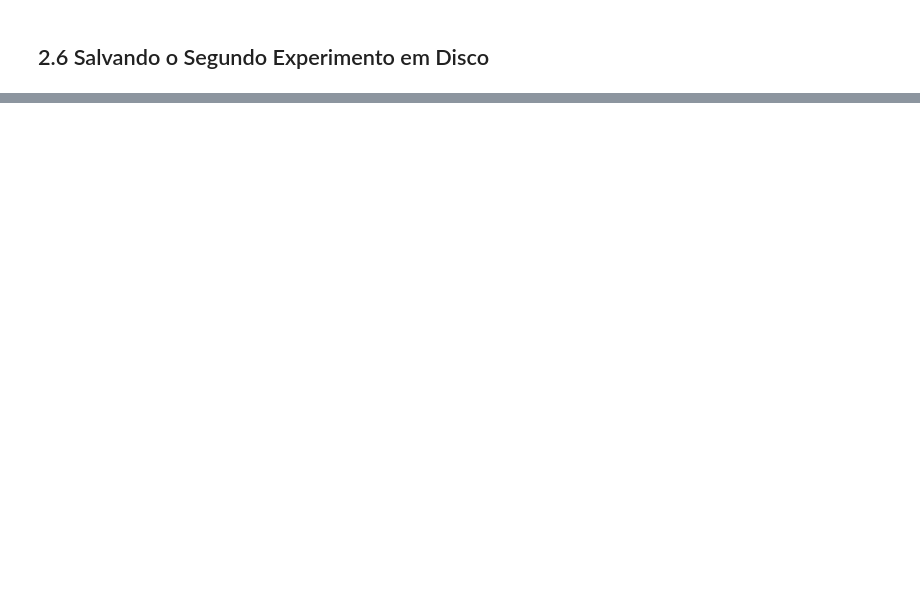
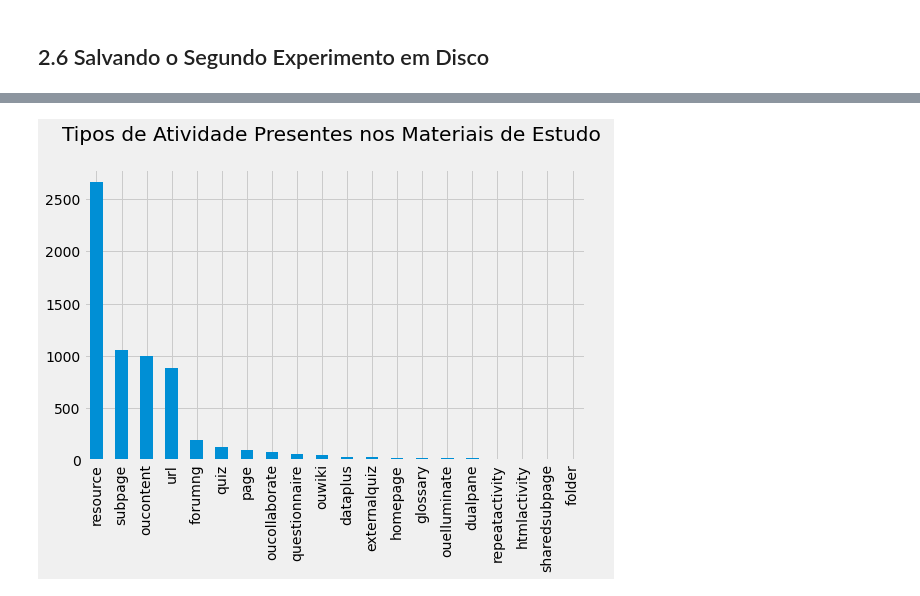
Before and after one commit to Schots/OULAD-Trybe, a Jupyter notebook: Trybe-Oulad-Experimentos.ipynb, the cells around one changed output, grey strips where cells are left out. Drawn from its saved outputs; the diff is of its cells as text; code cells hidden in the pictures; blank space fills up the shorter version.

```diff
--- a/Trybe-Oulad-Experimentos.ipynb
+++ b/Trybe-Oulad-Experimentos.ipynb
@@ -820,0 +903,2 @@ assert (load('segundo_experimento.joblib').predict(X_train) == second_model.pred
+# %%
+vle = pd.read_csv(Path(input_folder,vle_data))
@@ -820,0 +918,10 @@ assert (load('segundo_experimento.joblib').predict(X_train) == second_model.pred
+# %%
+ax = (
+       vle['activity_type']
+       .value_counts()
+       .plot(kind = 'bar')
+)
+
+_= ax.set_title("Tipos de Atividade Presentes nos Materiais de Estudo \n")
+# %% [output]
+[figure, added]
```
Also changed, not shown: parts of 80 cells of this notebook.
